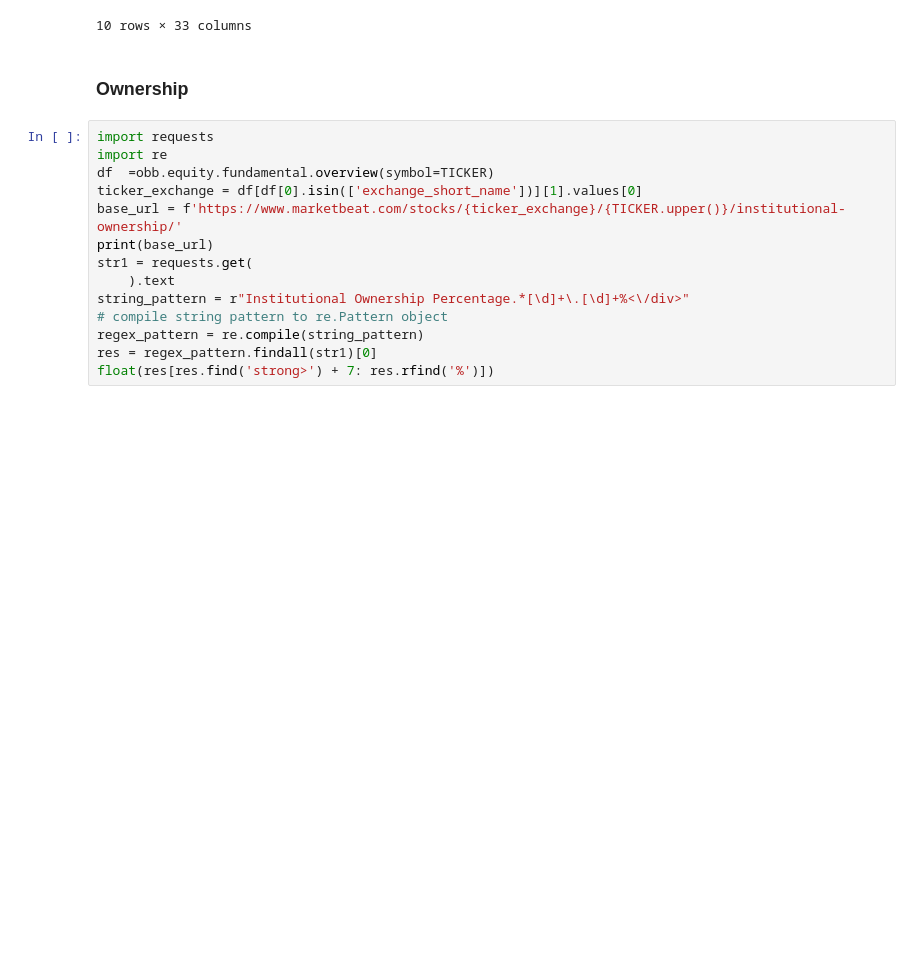
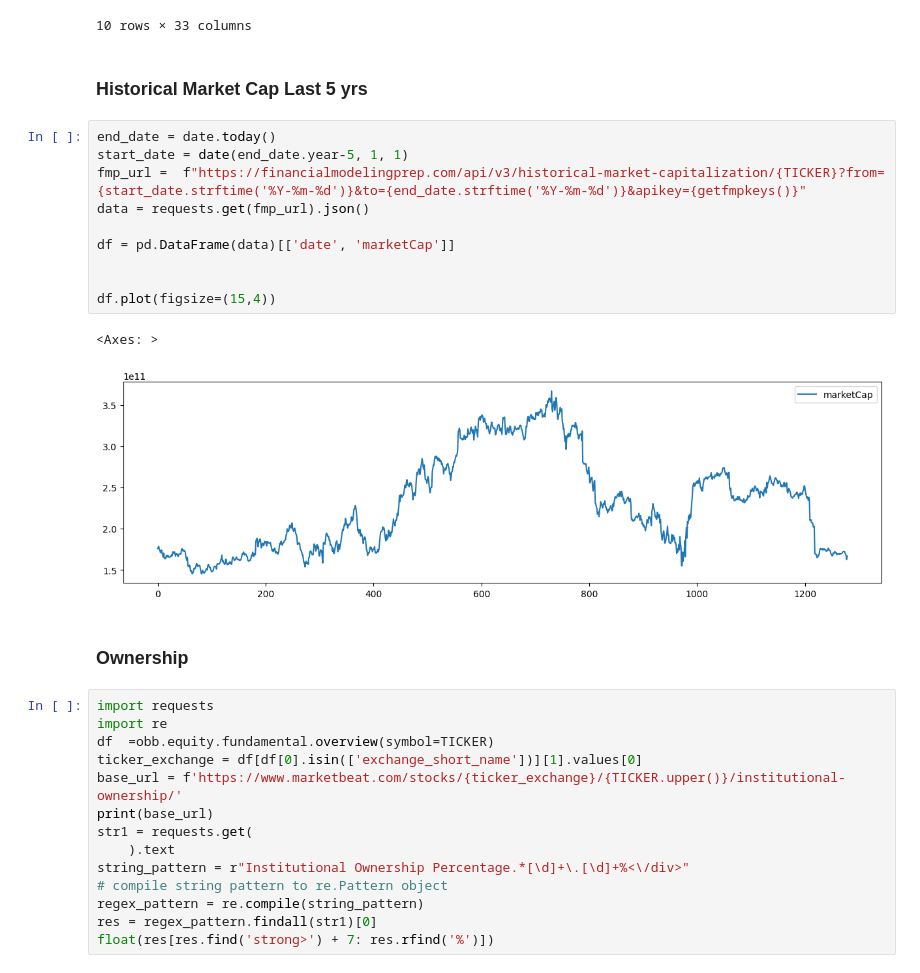
Before and after one commit to mmistroni/OpenBB_Experiments, a Jupyter notebook: OpenBBFinancialAnalysis.ipynb, the cells around one changed output. Drawn from its saved outputs; the diff is of its cells as text; blank space fills up the shorter version.

```diff
--- a/OpenBBFinancialAnalysis.ipynb
+++ b/OpenBBFinancialAnalysis.ipynb
@@ -459,6 +464,21 @@ obb.equity.fundamental.cash_growth(symbol=TICKER, limit=10)
 | 2022-10-01 | DIS | FY | 0.401025 | 0.010174 | 1.161160 | 0.628333 | ... |
 | 2023-09-30 | DIS | FY | -0.045877 | 0.039899 | -7.730000 | 0.169908 | ... |
 10 rows × 33 columns
+# %% [markdown]
+### Historical Market Cap Last 5 yrs
+# %%
+end_date = date.today()
+start_date = date(end_date.year-5, 1, 1)
+fmp_url =  f"https://financialmodelingprep.com/api/v3/historical-market-capitalization/{TICKER}?from={start_date.strftime('%Y-%m-%d')}&to={end_date.strftime('%Y-%m-%d')}&apikey={getfmpkeys()}"
+data = requests.get(fmp_url).json()
+
+df = pd.DataFrame(data)[['date', 'marketCap']]
+
+
+df.plot(figsize=(15,4))
+# %% [output]
+<Axes: >
+[figure, added]
 # %% [markdown]
 ### Ownership
 # %%
```
Also changed, not shown: parts of 9 cells of this notebook.
